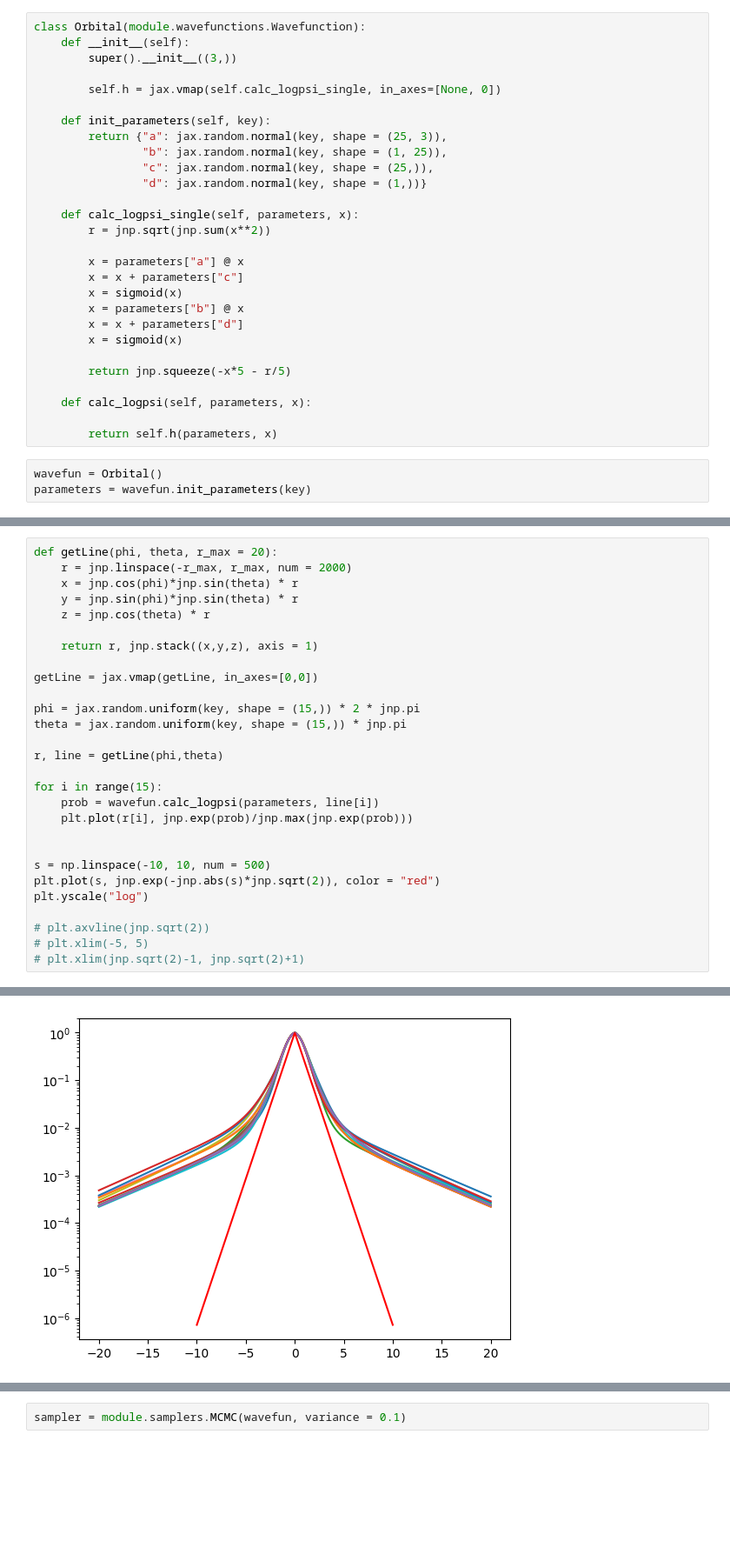
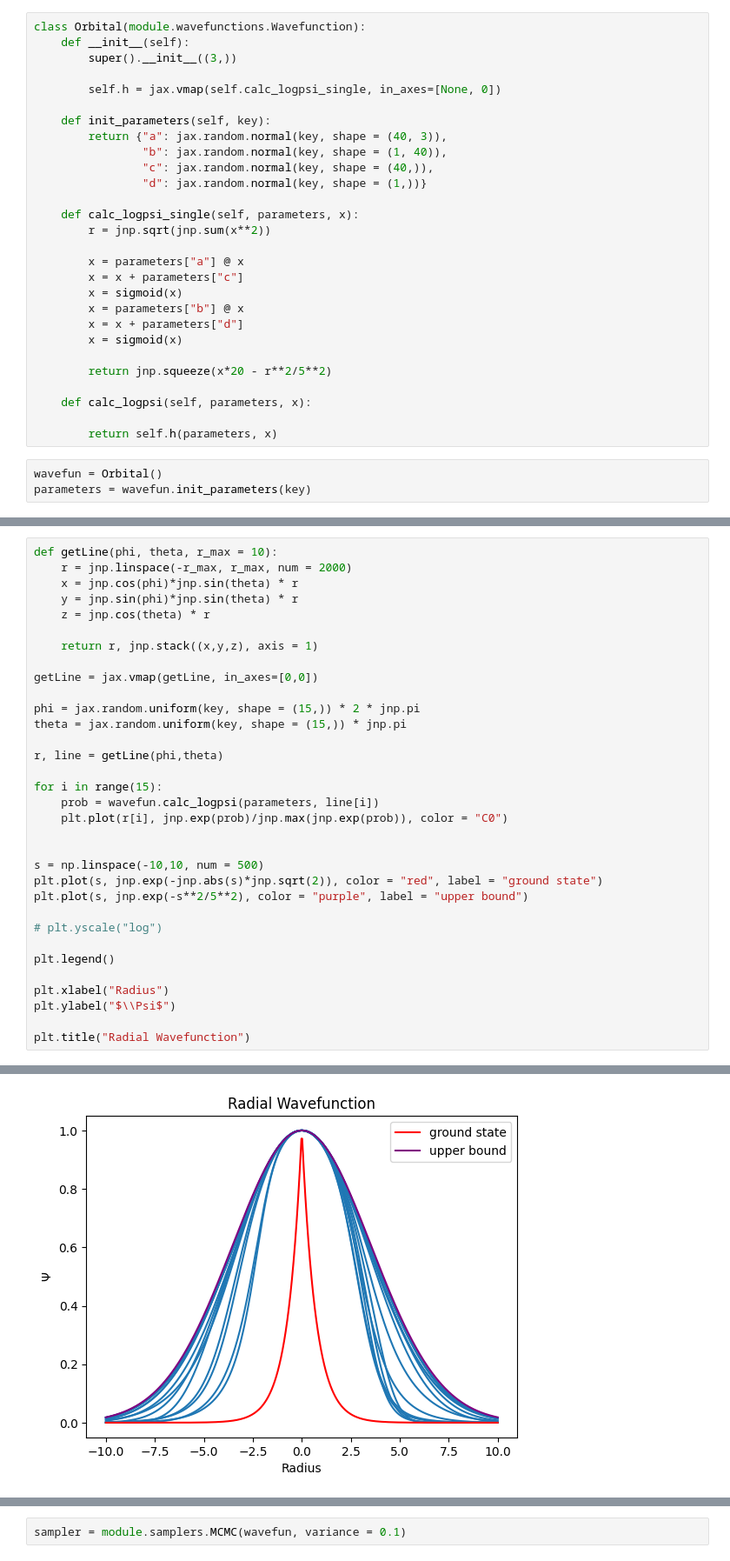
Before and after one commit to evanwonisch/NeuralQuantumStates, a Jupyter notebook: run/hydrogen_simple3.ipynb, the cells around one changed output, grey strips where cells are left out. Shown at 87% size. Drawn from its saved outputs; the diff is of its cells as text; blank space fills up the shorter version.

```diff
--- a/run/hydrogen_simple3.ipynb
+++ b/run/hydrogen_simple3.ipynb
@@ -40,9 +48,9 @@ class Orbital(module.wavefunctions.Wavefunction):
         self.h = jax.vmap(self.calc_logpsi_single, in_axes=[None, 0])
 
     def init_parameters(self, key):
-        return {"a": jax.random.normal(key, shape = (25, 3)),
-                "b": jax.random.normal(key, shape = (1, 25)),
-                "c": jax.random.normal(key, shape = (25,)),
+        return {"a": jax.random.normal(key, shape = (40, 3)),
+                "b": jax.random.normal(key, shape = (1, 40)),
+                "c": jax.random.normal(key, shape = (40,)),
                 "d": jax.random.normal(key, shape = (1,))}
 
     def calc_logpsi_single(self, parameters, x):
@@ -55,7 +63,7 @@ class Orbital(module.wavefunctions.Wavefunction):
         x = x + parameters["d"]
         x = sigmoid(x)
 
-        return jnp.squeeze(-x*5 - r/5)
+        return jnp.squeeze(x*20 - r**2/5**2)
 
     def calc_logpsi(self, parameters, x):
 
@@ -86,5 +78,5 @@ parameters
 # %%
-def getLine(phi, theta, r_max = 20):
+def getLine(phi, theta, r_max = 10):
     r = jnp.linspace(-r_max, r_max, num = 2000)
     x = jnp.cos(phi)*jnp.sin(theta) * r
     y = jnp.sin(phi)*jnp.sin(theta) * r
@@ -101,14 +93,19 @@ r, line = getLine(phi,theta)
 
 for i in range(15):
     prob = wavefun.calc_logpsi(parameters, line[i])
-    plt.plot(r[i], jnp.exp(prob)/jnp.max(jnp.exp(prob)))
+    plt.plot(r[i], jnp.exp(prob)/jnp.max(jnp.exp(prob)), color = "C0")
 
 
-s = np.linspace(-10, 10, num = 500)
-plt.plot(s, jnp.exp(-jnp.abs(s)*jnp.sqrt(2)), color = "red")
-plt.yscale("log")
+s = np.linspace(-10,10, num = 500)
+plt.plot(s, jnp.exp(-jnp.abs(s)*jnp.sqrt(2)), color = "red", label = "ground state")
+plt.plot(s, jnp.exp(-s**2/5**2), color = "purple", label = "upper bound")
 
-# plt.axvline(jnp.sqrt(2))
-# plt.xlim(-5, 5)
-# plt.xlim(jnp.sqrt(2)-1, jnp.sqrt(2)+1)
+# plt.yscale("log")
+
+plt.legend()
+
+plt.xlabel("Radius")
+plt.ylabel("$\\Psi$")
+
+plt.title("Radial Wavefunction")
 # %% [output]
@@ -115 +113 @@ plt.yscale("log")
-[figure, old version]
+[figure, new version]
```
Also changed, not shown: parts of 12 cells of this notebook, 1 other file.
